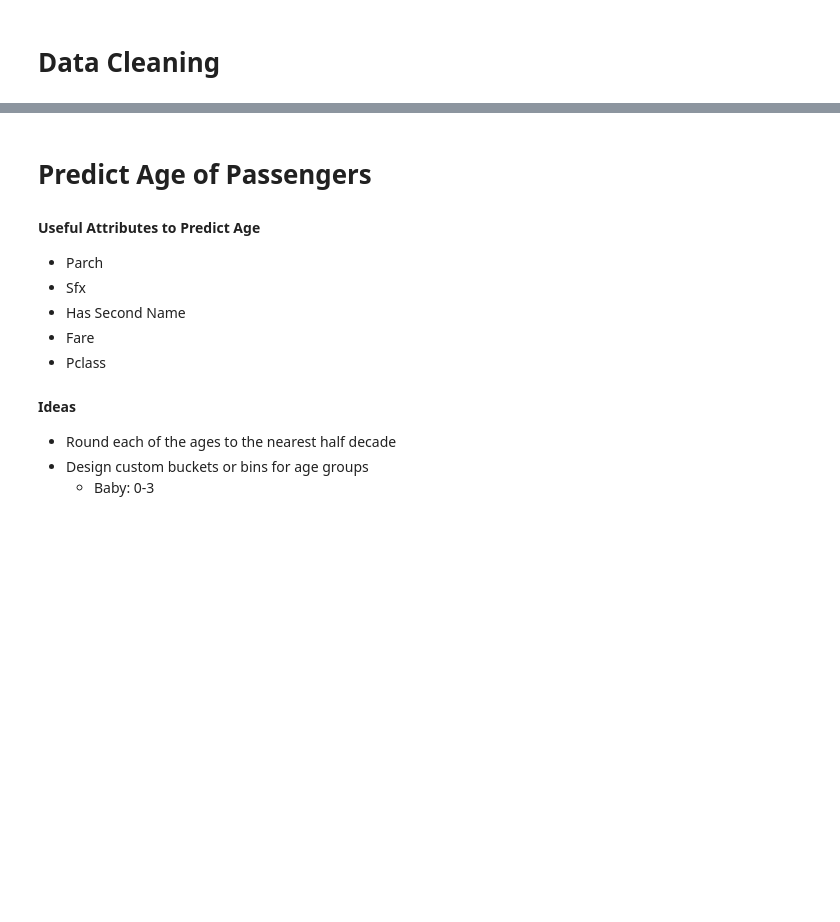
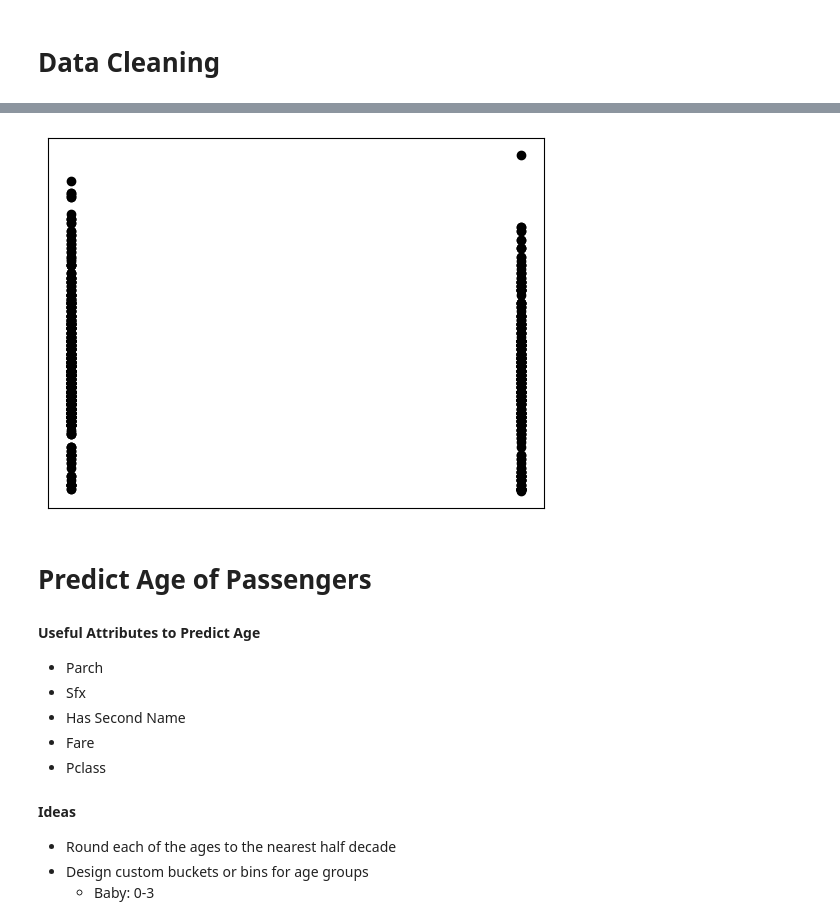
Before and after one commit to Cleeadams/ML-Titanic, a Jupyter notebook: playground.ipynb, the cells around one changed output, grey strips where cells are left out. Cells and saved outputs as stored; diff of their text form; code cells hidden in the pictures; blank space fills up the shorter version.

```diff
--- a/playground.ipynb
+++ b/playground.ipynb
@@ -22,3 +45,14 @@ df3
+# %%
+# Plot outputs
+plt.scatter(df3['Survived'], df3['Age'], color="black")
+# plt.plot(ages_X_test['Fare'], ages_y_predict, color="blue", linewidth=3)
+
+plt.xticks(())
+plt.yticks(())
+
+plt.show()
+# %% [output]
+[figure, added]
 # %% [markdown]
 # Predict Age of Passengers
 
```
Also changed, not shown: parts of 14 cells of this notebook.
